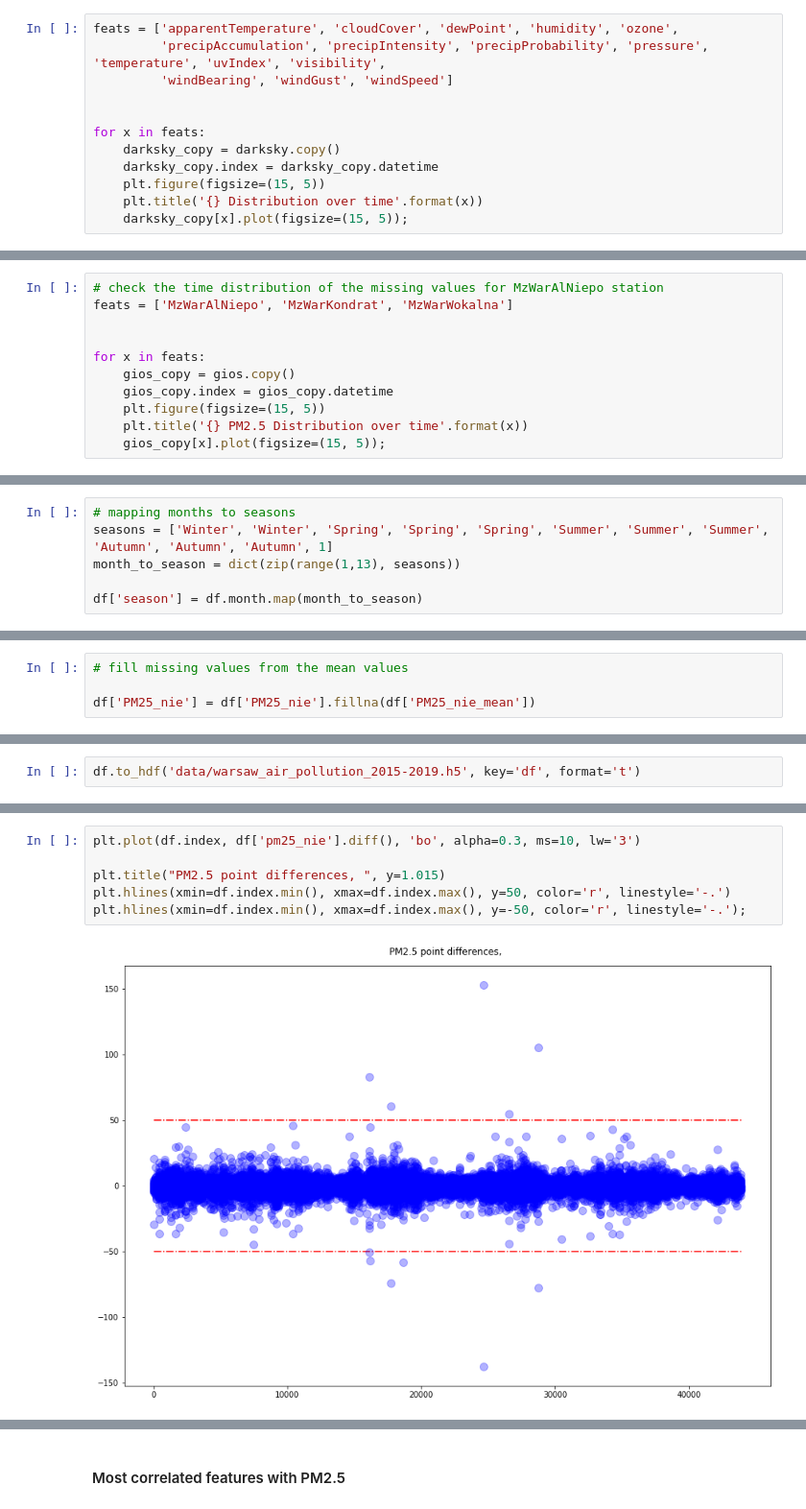
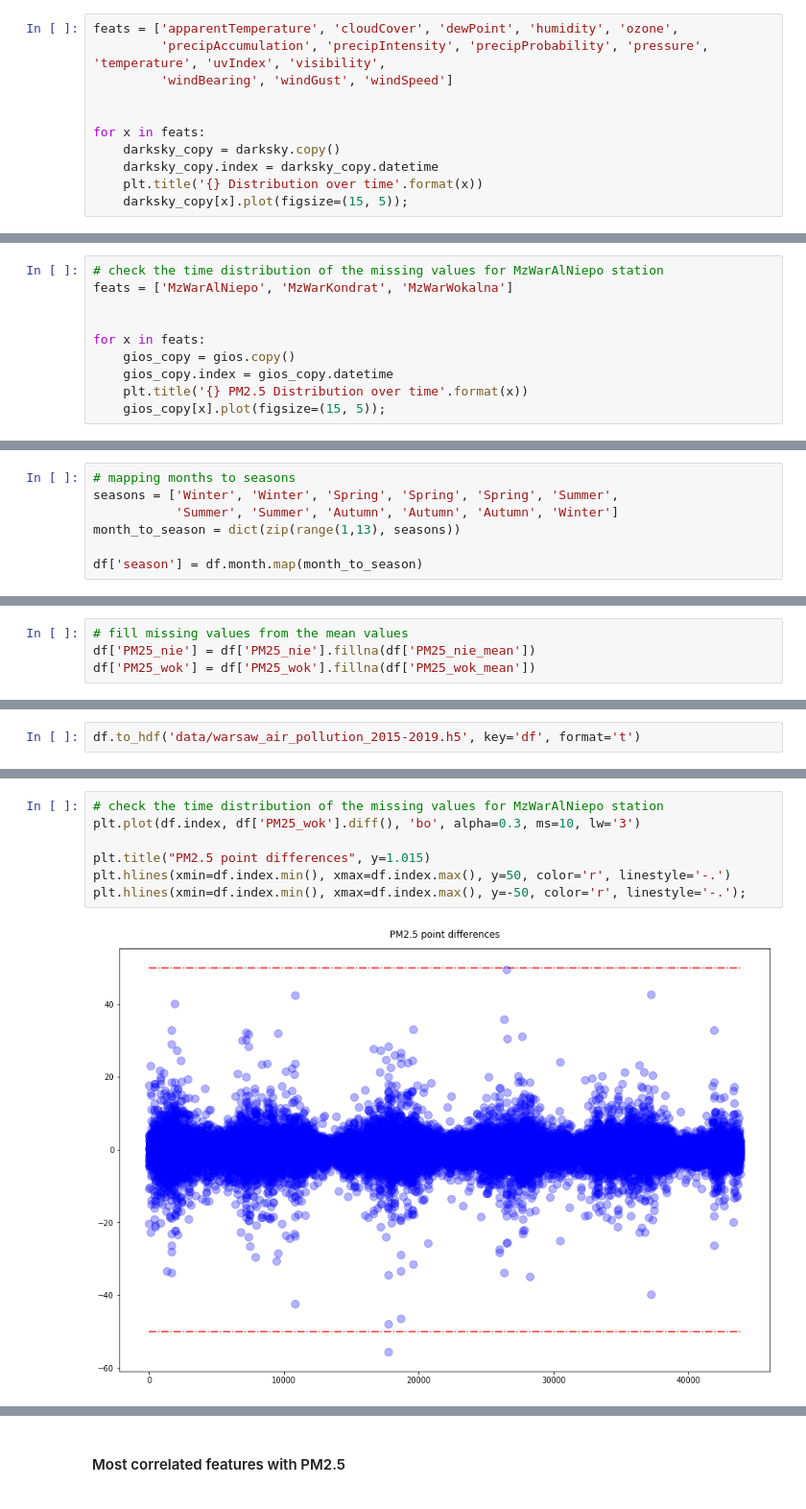
Before and after one commit to mattzajac/DataWorkshop_Competition_Warsaw_Air_Pollution, a Jupyter notebook: Warsaw Air Pollution EDA.ipynb, the cells around one changed output, grey strips where cells are left out. Shown at 96% size. Saved outputs shown, nothing was run; the diff lists cells and outputs as text.

```diff
--- a/Warsaw Air Pollution EDA.ipynb
+++ b/Warsaw Air Pollution EDA.ipynb
@@ -173,7 +173,6 @@ feats = ['apparentTemperature', 'cloudCover', 'dewPoint', 'humidity', 'ozone',
 for x in feats:
     darksky_copy = darksky.copy()
     darksky_copy.index = darksky_copy.datetime
-    plt.figure(figsize=(15, 5))
     plt.title('{} Distribution over time'.format(x))
     darksky_copy[x].plot(figsize=(15, 5));
 # %% [output]
@@ -294,7 +293,6 @@ feats = ['MzWarAlNiepo', 'MzWarKondrat', 'MzWarWokalna']
 for x in feats:
     gios_copy = gios.copy()
     gios_copy.index = gios_copy.datetime
-    plt.figure(figsize=(15, 5))
     plt.title('{} PM2.5 Distribution over time'.format(x))
     gios_copy[x].plot(figsize=(15, 5));
 # %% [output]
@@ -444,7 +442,8 @@ df['year'] = df.datetime.dt.year
 df['IsWeekend'] = df['weekday'].apply(lambda x: 0 if x <5 else 1)
 # %%
 # mapping months to seasons
-seasons = ['Winter', 'Winter', 'Spring', 'Spring', 'Spring', 'Summer', 'Summer', 'Summer', 'Autumn', 'Autumn', 'Autumn', 1]
+seasons = ['Winter', 'Winter', 'Spring', 'Spring', 'Spring', 'Summer',
+           'Summer', 'Summer', 'Autumn', 'Autumn', 'Autumn', 'Winter']
 month_to_season = dict(zip(range(1,13), seasons))
 
 df['season'] = df.month.map(month_to_season)
@@ -462,5 +461,5 @@ df = pd.merge(df, PM25_mean, on=agg_feats, how='left')
 df.head()
 # %%
 # fill missing values from the mean values
-
 df['PM25_nie'] = df['PM25_nie'].fillna(df['PM25_nie_mean'])
+df['PM25_wok'] = df['PM25_wok'].fillna(df['PM25_wok_mean'])
@@ -503,9 +502,10 @@ Wall time: 581 ms
 # %%
-plt.plot(df.index, df['pm25_nie'].diff(), 'bo', alpha=0.3, ms=10, lw='3')
+# check the time distribution of the missing values for MzWarAlNiepo station
+plt.plot(df.index, df['PM25_wok'].diff(), 'bo', alpha=0.3, ms=10, lw='3')
 
-plt.title("PM2.5 point differences, ", y=1.015)
+plt.title("PM2.5 point differences", y=1.015)
 plt.hlines(xmin=df.index.min(), xmax=df.index.max(), y=50, color='r', linestyle='-.')
 plt.hlines(xmin=df.index.min(), xmax=df.index.max(), y=-50, color='r', linestyle='-.');
 # %% [output]
-[figure, old version]
+[figure, new version]
 # %%
```
Also changed, not shown: parts of 16 cells of this notebook.
